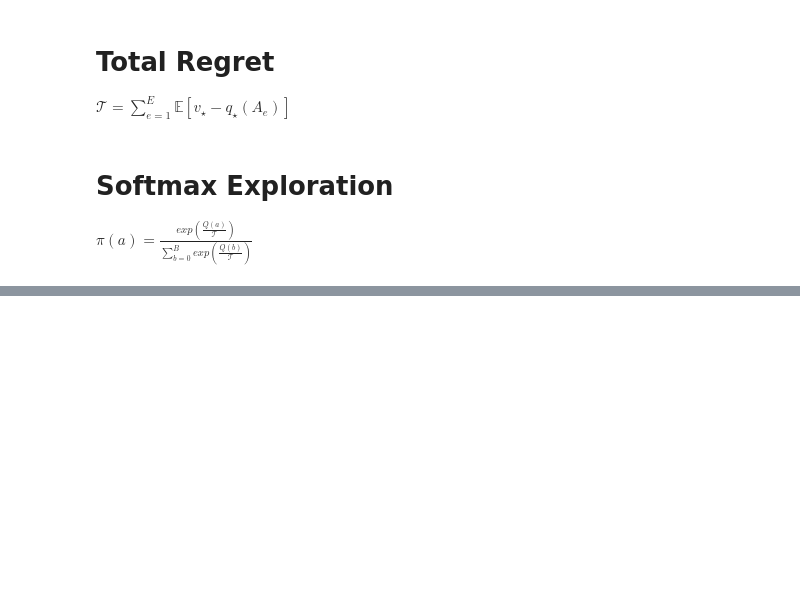
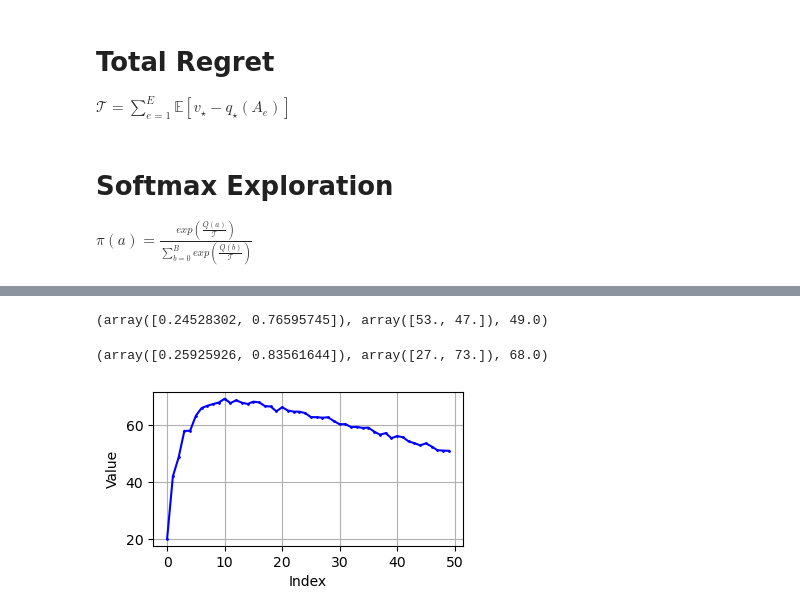
Before and after one commit to krishnams0ni/ai, a Jupyter notebook: grokking_drl.ipynb, the cells around one changed output, grey strips where cells are left out. Drawn from its saved outputs; the diff is of its cells as text; code cells hidden in the pictures; blank space fills up the shorter version.

Commit message:
Exploration vs exploitation

```diff
--- a/grokking_drl.ipynb
+++ b/grokking_drl.ipynb
@@ -485,0 +543,73 @@ $\pi(a)=\frac{exp(\frac{Q(a)}{\mathcal{T}})}{\sum_{b=0}^B exp(\frac{Q(b)}{\mathc
+# %%
+def pure_exploration(P):
+    Q = np.zeros((len(P)))
+    N = np.zeros((len(P)))
+    total_return = 0
+
+    for e in range(100):
+        #if e % 10 == 0: print(N, Q)
+        action = random.randint(0, 1)
+        p0, _, r0, _ = P[action][0]
+        p1, _, r1, _ = P[action][1]
+        if random.uniform(0, 1) <= p0:
+            reward = r0
+        else:
+            reward = r1
+
+        total_return += reward
+
+        N[action] += 1
+        Q[action] += (reward - Q[action]) / N[action]
+    return Q, N, total_return
+
+pure_exploration(P)
+# %% [output]
+(array([0.24528302, 0.76595745]), array([53., 47.]), 49.0)
+# %%
+def epsilon_greedy(P, epsilon):
+    Q = np.zeros((len(P)))
+    N = np.zeros((len(P)))
+    total_return = 0
+
+    for e in range(100):
+        #if e % 10 == 0: print(N, Q)
+        if np.random.random() > epsilon:
+            action = np.argmax(Q)
+        else:
+            action = np.random.randint(len(Q))
+        p0, _, r0, _ = P[action][0]
+        p1, _, r1, _ = P[action][1]
+        if random.uniform(0, 1) <= p0:
+            reward = r0
+        else:
+            reward = r1
+        total_return += reward
+
+        N[action] += 1
+        Q[action] += (reward - Q[action]) / N[action]
+    return Q, N, total_return
+
+epsilon_greedy(P, epsilon=0.1)
+# %% [output]
+(array([0.25925926, 0.83561644]), array([27., 73.]), 68.0)
+# %%
+# comparing diff values of epsilon to find balance between exploitation and exploration
+
+l = []
+for _ in range(0, 50):
+    eps = _/50
+    return_for_eps = 0
+    for _ in range(100):
+        _, _, r = epsilon_greedy(P, epsilon=eps)
+        return_for_eps += r
+    l.append(return_for_eps/100)
+
+plt.figure(figsize=(4, 2))
+plt.plot(l, marker='o', markersize=1, linestyle='-', color='b', label='Values')
+plt.xlabel('Index')
+plt.ylabel('Value')
+
+plt.grid(True)
+plt.show()
+# %% [output]
+[figure, added]
```
Also changed, not shown: parts of 10 cells of this notebook.
